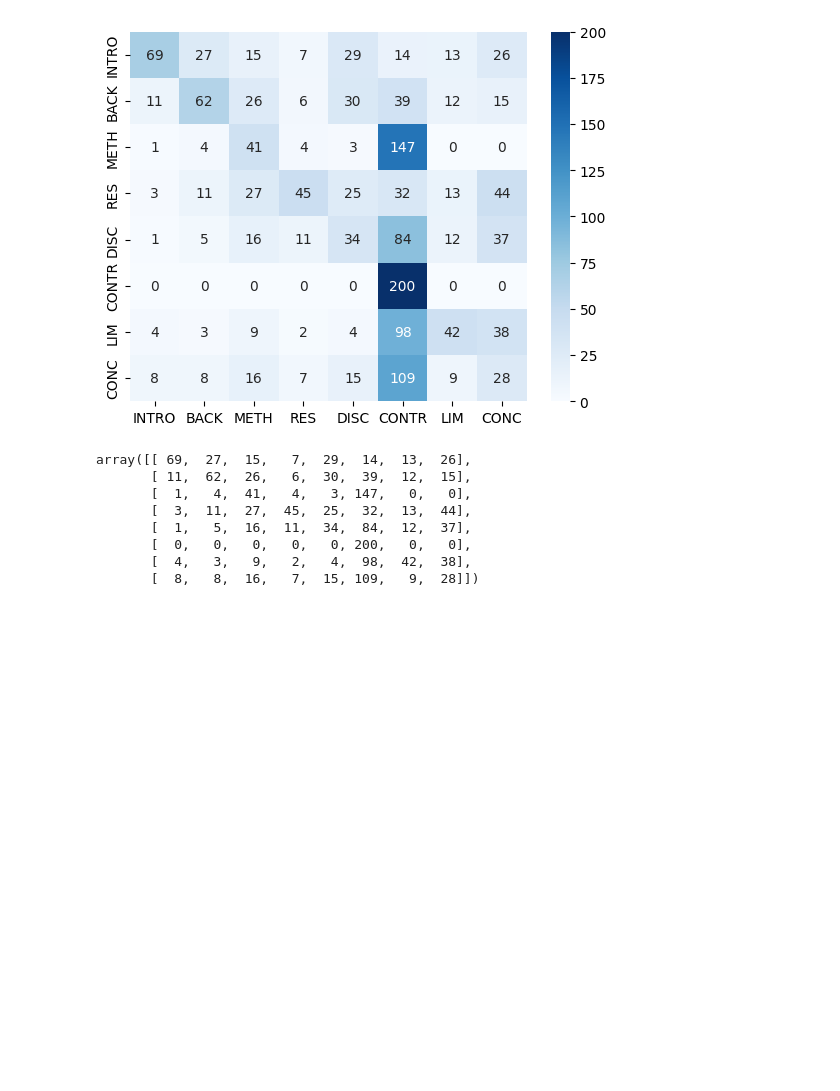
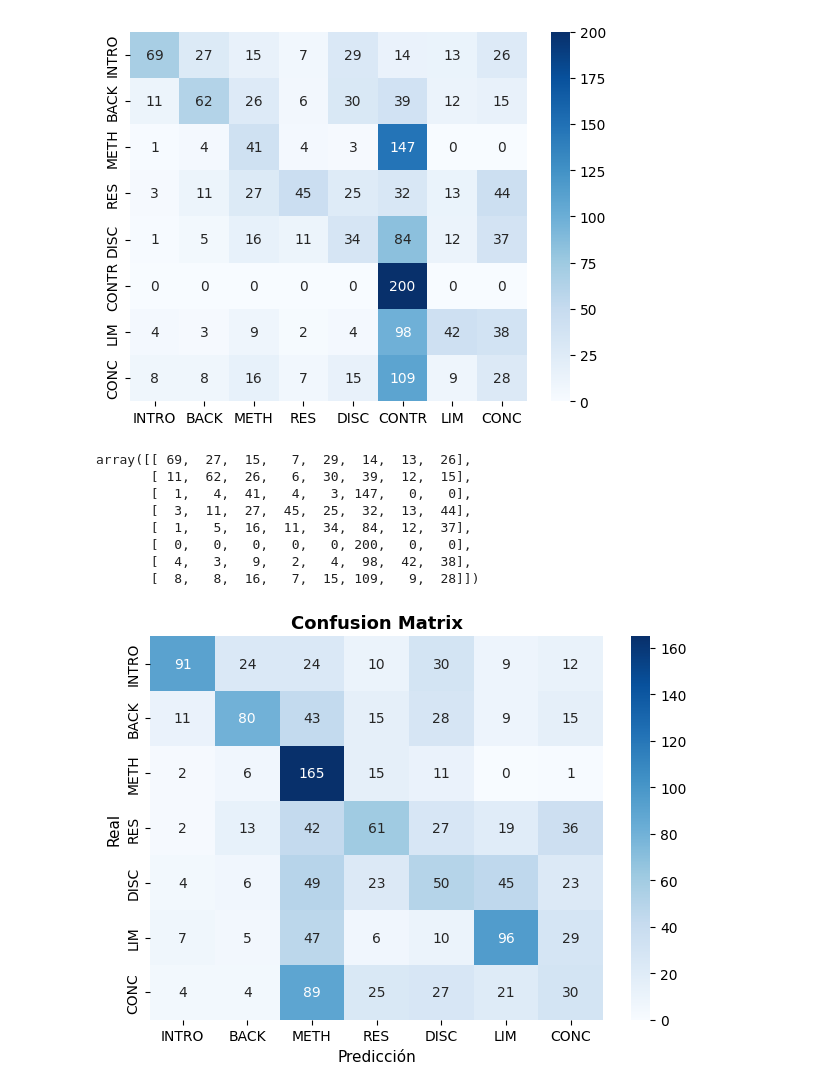
Before and after one commit to camm93/proyecto_grado_maia, a Jupyter notebook: notebooks/base_tarea1.ipynb, the cells around one changed output. Cells and saved outputs as stored; diff of their text form; code cells hidden in the pictures; blank space fills up the shorter version.

Commit message:
actualización menor tarea 1

```diff
--- a/notebooks/base_tarea1.ipynb
+++ b/notebooks/base_tarea1.ipynb
@@ -1555,3 +1582,96 @@ array([[ 69,  27,  15,   7,  29,  14,  13,  26],
        [  0,   0,   0,   0,   0, 200,   0,   0],
        [  4,   3,   9,   2,   4,  98,  42,  38],
        [  8,   8,  16,   7,  15, 109,   9,  28]])
+# %%
+import pandas as pd
+import numpy as np
+import matplotlib.pyplot as plt
+import seaborn as sns
+from sklearn.metrics import confusion_matrix, classification_report
+
+LABELS = ['INTRO', 'BACK', 'METH', 'RES', 'DISC', 'LIM', 'CONC']
+
+# --- Cargar predicciones ---
+# llama_df   = pd.read_csv('./llm_inference_results.csv')
+# gpt_df     = pd.read_csv('./gpt_inference_results.csv')
+
+# --- Generar predicciones de SciBETO sobre el test set ---
+import torch
+from transformers import AutoTokenizer, AutoModelForSequenceClassification
+
+model_path = "./scibeto_final_model"
+tokenizer  = AutoTokenizer.from_pretrained("Flaglab/SciBETO-large")
+model      = AutoModelForSequenceClassification.from_pretrained(model_path)
+model.eval()
+device = torch.device("cuda" if torch.cuda.is_available() else "cpu")
+model.to(device)
+
+test_df  = pd.read_csv('./dataset_test.csv')
+label2id = {label: i for i, label in enumerate(LABELS)}
+id2label = {i: label for i, label in enumerate(LABELS)}
+
+scibeto_preds = []
+for _, row in test_df.iterrows():
+    inputs = tokenizer(
+        str(row['neutralized_snippet']),
+        return_tensors="pt",
+        truncation=True,
+        max_length=512,
+        padding="max_length"
+    ).to(device)
+    with torch.no_grad():
+        outputs = model(**inputs)
+    pred_id = outputs.logits.argmax(-1).item()
+    scibeto_preds.append(id2label[pred_id])
+
+scibeto_df = pd.DataFrame({
+    'Actual':    test_df['category'].tolist(),
+    'Predicted': scibeto_preds
+})
+scibeto_df.to_csv('scibeto_inference_results.csv', index=False)
+
+# --- Matrices de confusión (3 modelos) ---
+# fig, axes = plt.subplots(1, 3, figsize=(28, 8))
+
+# for ax, df, title in [
+#     (axes[0], scibeto_df, 'SciBETO-large v2\n(Fine-tuning)'),
+#     (axes[1], llama_df,   'Llama 3 8B v2\n(Zero-shot)'),
+#     (axes[2], gpt_df,     'GPT-4o-mini v2\n(Zero-shot)')
+# ]:
+#     cm = confusion_matrix(df['Actual'], df['Predicted'], labels=LABELS)
+#     sns.heatmap(
+#         cm, annot=True, fmt='d', cmap='Blues',
+#         xticklabels=LABELS, yticklabels=LABELS,
+#         ax=ax, cbar=True
+#     )
+#     ax.set_title(title, fontsize=13, fontweight='bold')
+#     ax.set_xlabel('Predicción', fontsize=11)
+#     ax.set_ylabel('Real', fontsize=11)
+
+fig = plt.figure()
+cm = confusion_matrix(scibeto_df['Actual'], scibeto_df['Predicted'], labels=LABELS)
+sns.heatmap(cm, annot=True, fmt='d', cmap='Blues',
+        xticklabels=LABELS, yticklabels=LABELS,
+        cbar=True
+    )
+
+plt.title('Confusion Matrix', fontsize=13, fontweight='bold')
+plt.xlabel('Predicción', fontsize=11)
+plt.ylabel('Real', fontsize=11)
+
+plt.tight_layout()
+plt.savefig('confusion_matrices_3models.png', dpi=150, bbox_inches='tight')
+plt.show()
+print("Guardado como confusion_matrices_3models.png")
+
+# --- Reporte por categoría ---
+print("\n=== SCIBETO v2 — Reporte por categoría ===")
+print(classification_report(scibeto_df['Actual'], scibeto_df['Predicted'], labels=LABELS))
+
+# print("\n=== LLAMA 3 8B v2 — Reporte por categoría ===")
+# print(classification_report(llama_df['Actual'], llama_df['Predicted'], labels=LABELS))
+
+# print("\n=== GPT-4o-mini v2 — Reporte por categoría ===")
+# print(classification_report(gpt_df['Actual'], gpt_df['Predicted'], labels=LABELS))
+# %% [output]
+[figure, added]
```
Also changed, not shown: parts of 8 cells of this notebook.
